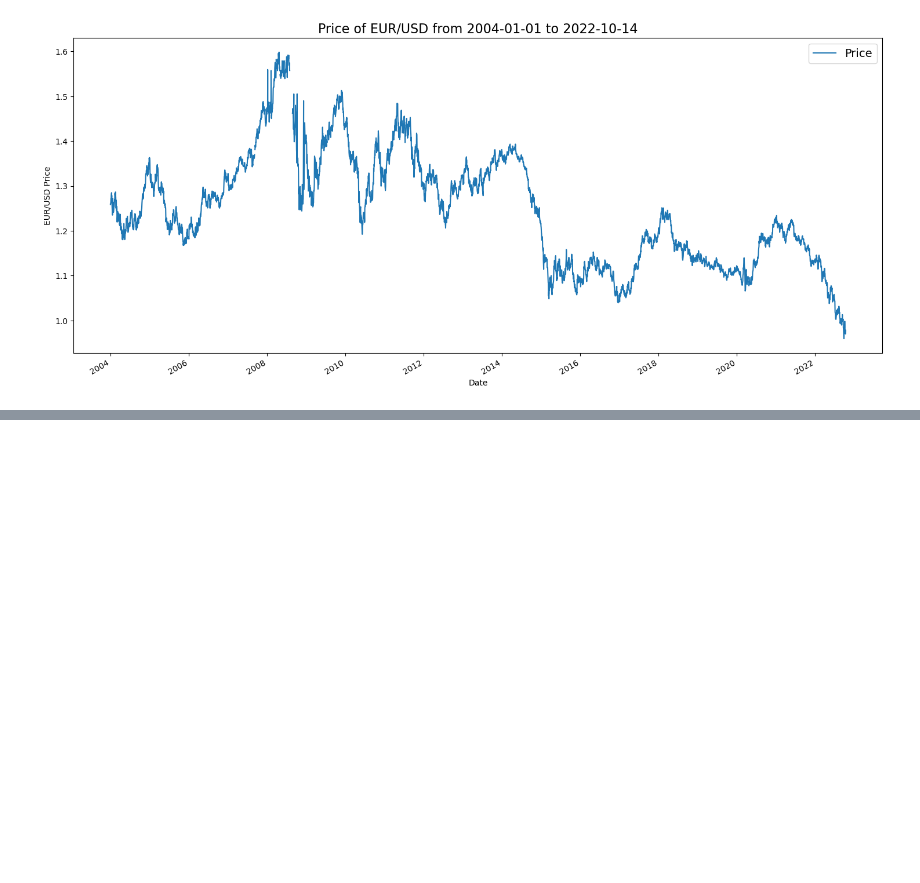
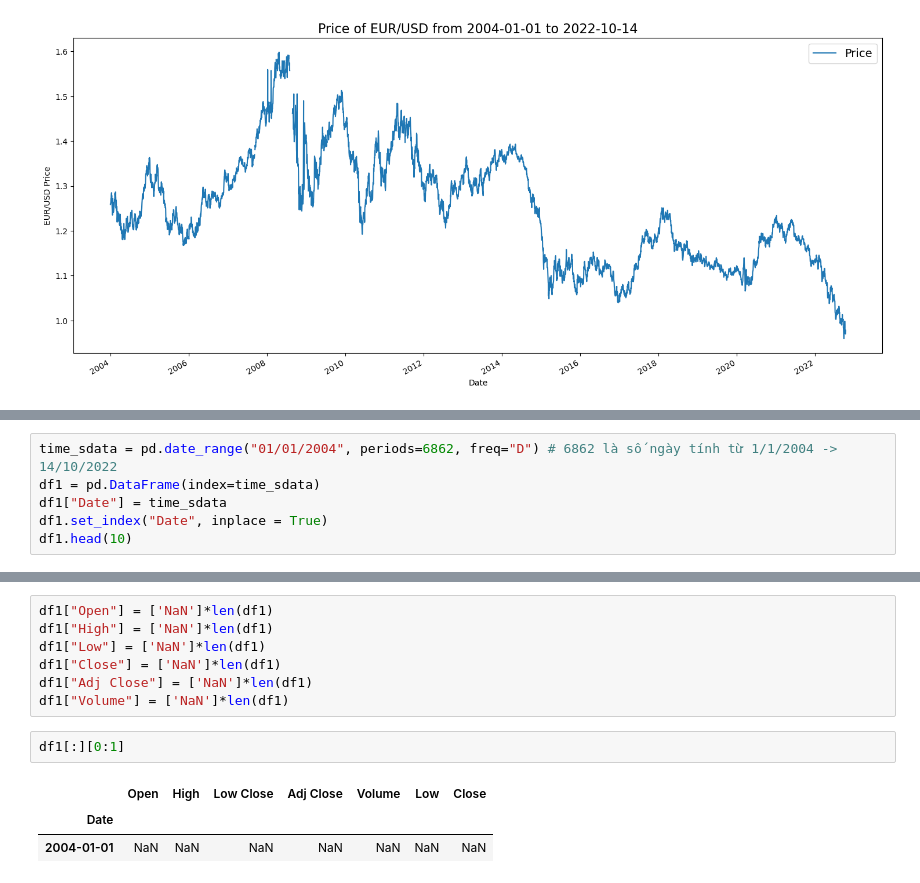
Before and after one commit to ducnguyenw02/Forex-prediction-EURUSD, a Jupyter notebook: forex-prediction-eurusd.ipynb, the cells around one changed output, grey strips where cells are left out. Drawn from its saved outputs; the diff is of its cells as text; blank space fills up the shorter version.

```diff
--- a/forex-prediction-eurusd.ipynb
+++ b/forex-prediction-eurusd.ipynb
@@ -94,0 +96,6 @@ Dữ liệu thiếu                         : 1958 ngày
+# %%
+time_sdata = pd.date_range("01/01/2004", periods=6862, freq="D") # 6862 là số ngày tính từ 1/1/2004 -> 14/10/2022
+df1 = pd.DataFrame(index=time_sdata)
+df1["Date"] = time_sdata
+df1.set_index("Date", inplace = True)
+df1.head(10)
@@ -94,0 +115,13 @@ Dữ liệu thiếu                         : 1958 ngày
+# %%
+df1["Open"] = ['NaN']*len(df1)
+df1["High"] = ['NaN']*len(df1)
+df1["Low"] = ['NaN']*len(df1)
+df1["Close"] = ['NaN']*len(df1)
+df1["Adj Close"] = ['NaN']*len(df1)
+df1["Volume"] = ['NaN']*len(df1)
+# %%
+df1[:][0:1]
+# %% [output]
+|  | Open | High | Low Close | Adj Close | Volume | Low | Close |
+| Date |  |  |  |  |  |  |  |
+| 2004-01-01 | NaN | NaN | NaN | NaN | NaN | NaN | NaN |
```
Also changed, not shown: parts of 11 cells of this notebook.
